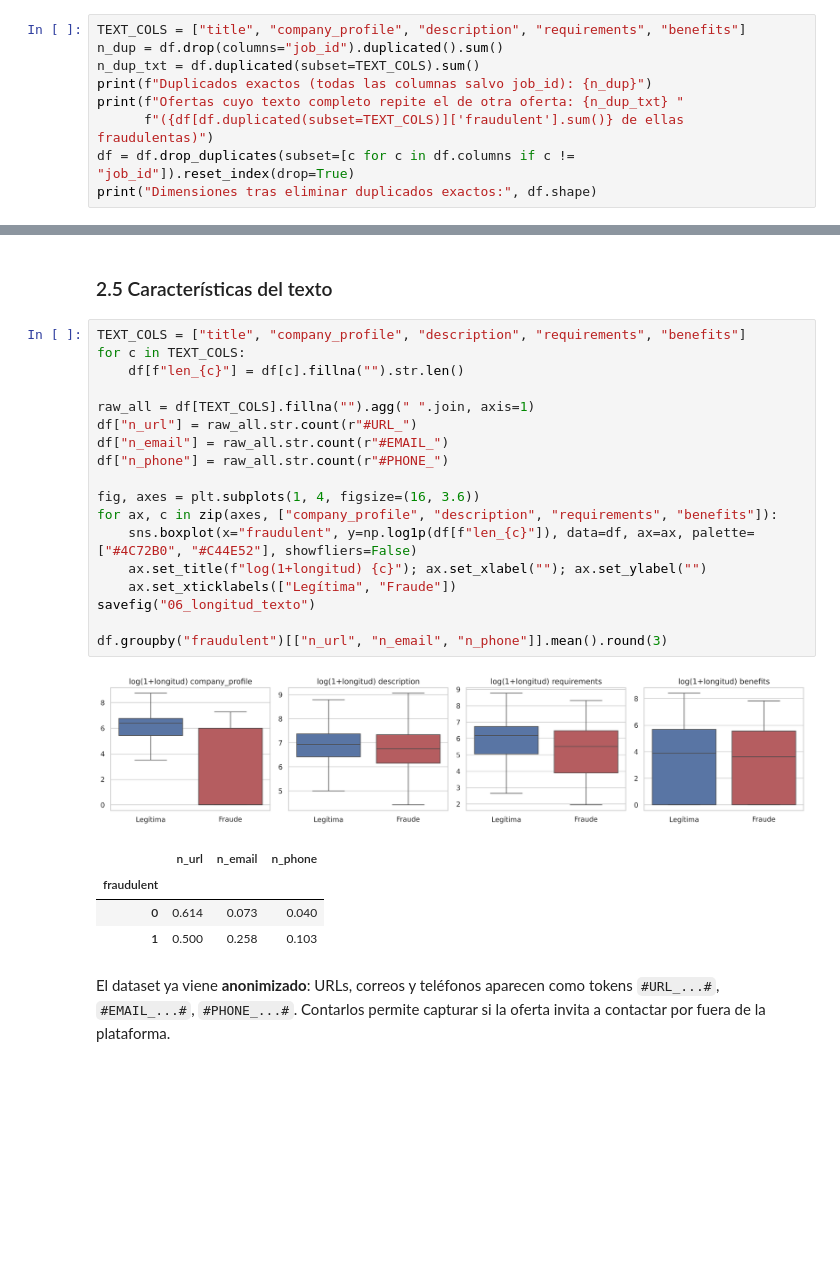
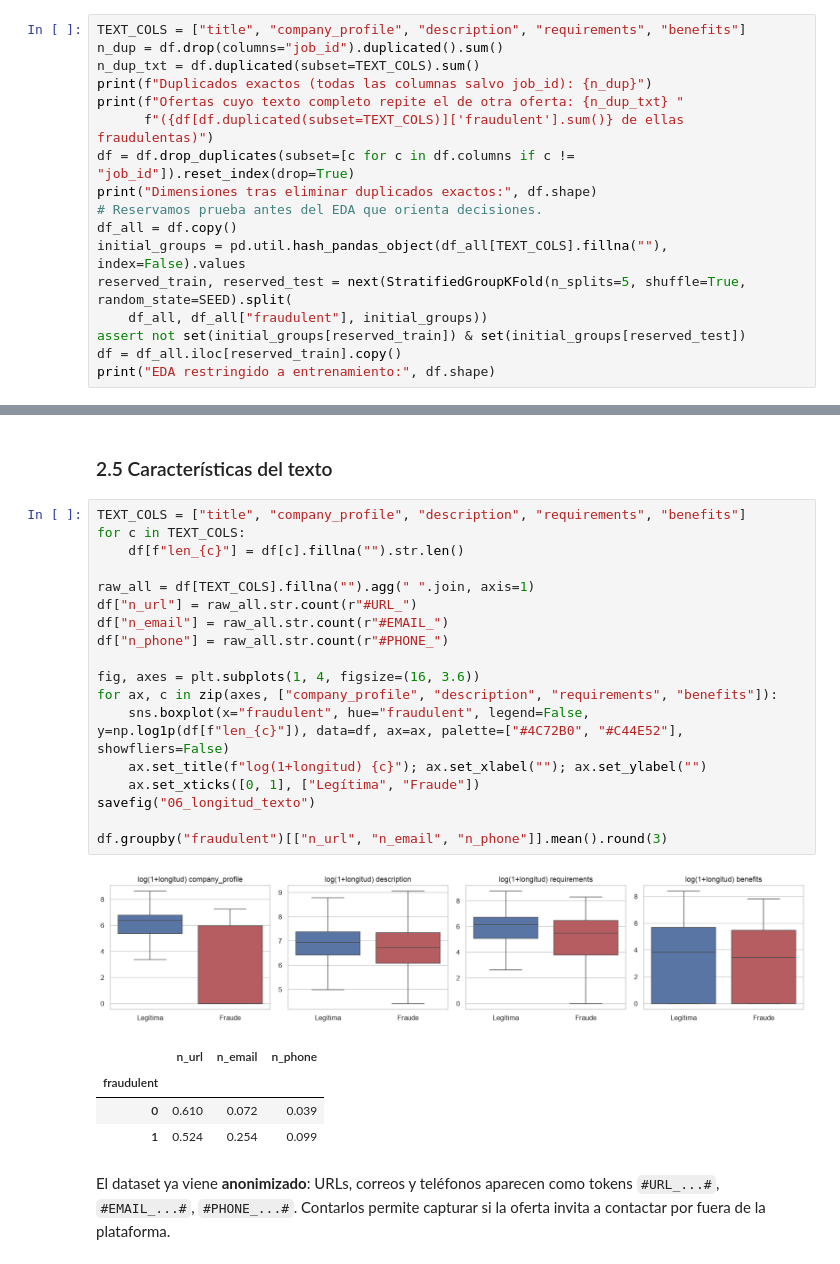
Before and after one commit to Casper128/entregable-4-machine-learning, a Jupyter notebook: evaluacion 4/evento4_fake_jobs.ipynb, the cells around one changed output, grey strips where cells are left out. Saved outputs shown, nothing was run; the diff lists cells and outputs as text; blank space fills up the shorter version.

```diff
--- a/evaluacion 4/evento4_fake_jobs.ipynb
+++ b/evaluacion 4/evento4_fake_jobs.ipynb
@@ -153,6 +155,14 @@ print(f"Ofertas cuyo texto completo repite el de otra oferta: {n_dup_txt} "
       f"({df[df.duplicated(subset=TEXT_COLS)]['fraudulent'].sum()} de ellas fraudulentas)")
 df = df.drop_duplicates(subset=[c for c in df.columns if c != "job_id"]).reset_index(drop=True)
 print("Dimensiones tras eliminar duplicados exactos:", df.shape)
+# Reservamos prueba antes del EDA que orienta decisiones.
+df_all = df.copy()
+initial_groups = pd.util.hash_pandas_object(df_all[TEXT_COLS].fillna(""), index=False).values
+reserved_train, reserved_test = next(StratifiedGroupKFold(n_splits=5, shuffle=True, random_state=SEED).split(
+    df_all, df_all["fraudulent"], initial_groups))
+assert not set(initial_groups[reserved_train]) & set(initial_groups[reserved_test])
+df = df_all.iloc[reserved_train].copy()
+print("EDA restringido a entrenamiento:", df.shape)
 # %% [output]
 Duplicados exactos (todas las columnas salvo job_id): 281
 Ofertas cuyo texto completo repite el de otra oferta: 1814 (148 de ellas fraudulentas)
@@ -292,27 +303,27 @@ Name: tasa de fraude, dtype: float64
 # %%
 TEXT_COLS = ["title", "company_profile", "description", "requirements", "benefits"]
 for c in TEXT_COLS:
     df[f"len_{c}"] = df[c].fillna("").str.len()
 
 raw_all = df[TEXT_COLS].fillna("").agg(" ".join, axis=1)
 df["n_url"] = raw_all.str.count(r"#URL_")
 df["n_email"] = raw_all.str.count(r"#EMAIL_")
 df["n_phone"] = raw_all.str.count(r"#PHONE_")
 
 fig, axes = plt.subplots(1, 4, figsize=(16, 3.6))
 for ax, c in zip(axes, ["company_profile", "description", "requirements", "benefits"]):
-    sns.boxplot(x="fraudulent", y=np.log1p(df[f"len_{c}"]), data=df, ax=ax, palette=["#4C72B0", "#C44E52"], showfliers=False)
+    sns.boxplot(x="fraudulent", hue="fraudulent", legend=False, y=np.log1p(df[f"len_{c}"]), data=df, ax=ax, palette=["#4C72B0", "#C44E52"], showfliers=False)
     ax.set_title(f"log(1+longitud) {c}"); ax.set_xlabel(""); ax.set_ylabel("")
-    ax.set_xticklabels(["Legítima", "Fraude"])
+    ax.set_xticks([0, 1], ["Legítima", "Fraude"])
 savefig("06_longitud_texto")
 
 df.groupby("fraudulent")[["n_url", "n_email", "n_phone"]].mean().round(3)
 # %% [output]
-[figure, old version]
+[figure, new version]
 |  | n_url | n_email | n_phone |
 | fraudulent |  |  |  |
-| 0 | 0.614 | 0.073 | 0.040 |
-| 1 | 0.500 | 0.258 | 0.103 |
+| 0 | 0.610 | 0.072 | 0.039 |
+| 1 | 0.524 | 0.254 | 0.099 |
 # %% [markdown]
 El dataset ya viene **anonimizado**: URLs, correos y teléfonos aparecen como tokens `#URL_...#`, `#EMAIL_...#`,
 `#PHONE_...#`. Contarlos permite capturar si la oferta invita a contactar por fuera de la plataforma.
```
Also changed, not shown: parts of 45 cells of this notebook, 26 other files.
